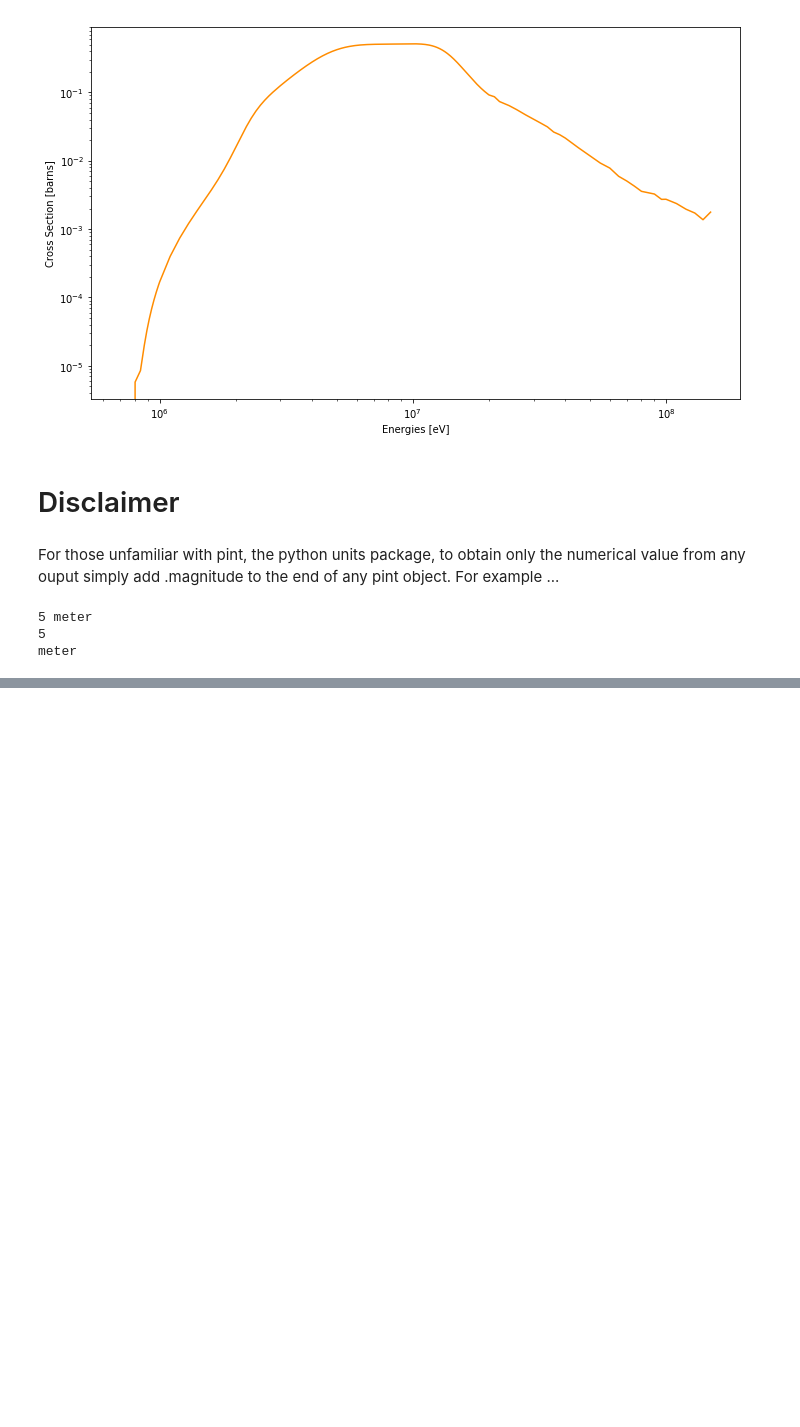
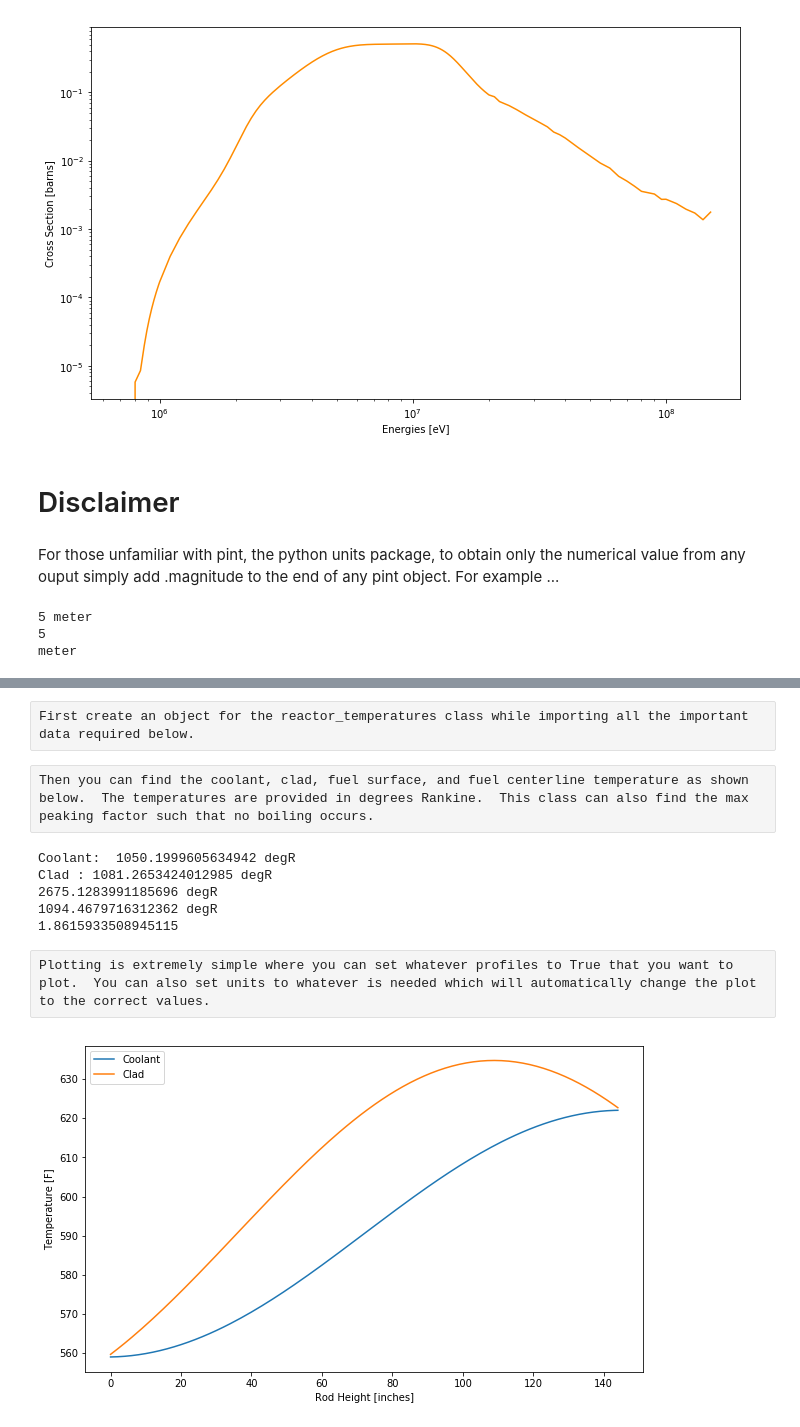
Before and after one commit to jablevin/NuclearTools, a Jupyter notebook: Examples/Quickstart.ipynb, the cells around one changed output, grey strips where cells are left out. Drawn from its saved outputs; the diff is of its cells as text; code cells hidden in the pictures; blank space fills up the shorter version.

```diff
--- a/Examples/Quickstart.ipynb
+++ b/Examples/Quickstart.ipynb
@@ -106,0 +111,45 @@ meter
+# %% [raw]
+First create an object for the reactor_temperatures class while importing all the important data required below.
+# %%
+obj = th.reactor_temperatures(
+        power=3411*U.MW,
+        height=144*U.inch,
+        pitch=0.496*U.inch,
+        T_inf=(560+458.67)*U.degR,
+        PF_power=2.5,
+        PF_axial=1.5,
+        D_clad=0.374*U.inch,
+        c_thick=0.0225*U.inch,
+        k_c=9.6*U.Btu/(U.hour*U.feet*U.rankine),
+        n_rods=50952,
+        h_g=1000*U.Btu/(U.hour*U.feet**2*U.rankine),
+        pressure=2250*U.psi,
+        mass_flux=2.62*10**6*U.lb/(U.hour*U.feet**2),
+        percent=0.975,
+        cp=1.38*U.Btu/(U.lb*U.degR),
+        U=U,
+        T_sat=(652.74+460)*U.degR)
+# %% [raw]
+Then you can find the coolant, clad, fuel surface, and fuel centerline temperature as shown below.  The temperatures are provided in degrees Rankine.  This class can also find the max peaking factor such that no boiling occurs.
+# %%
+print('Coolant: ', obj.T_coolant(72*U.inch, obj.q_dprime_avg))
+
+print('Clad :', obj.T_clad(72*U.inch, obj.q_dprime_avg))
+
+print(obj.T_fuel(72*U.inch, obj.q_dprime_avg))
+
+print(obj.max_T_clad(obj.q_dprime_avg))
+
+print(obj.max_PF_boiling(obj.q_dprime_max))
+# %% [output]
+Coolant:  1050.1999605634942 degR
+Clad : 1081.2653424012985 degR
+2675.1283991185696 degR
+1094.4679716312362 degR
+1.8615933508945115
+# %% [raw]
+Plotting is extremely simple where you can set whatever profiles to True that you want to plot.  You can also set units to whatever is needed which will automatically change the plot to the correct values.
+# %%
+obj.plot(obj.q_dprime_avg, coolant=True, clad=True, units=U.degF)
+# %% [output]
+[figure, added]
```
Also changed, not shown: parts of 5 cells of this notebook.
